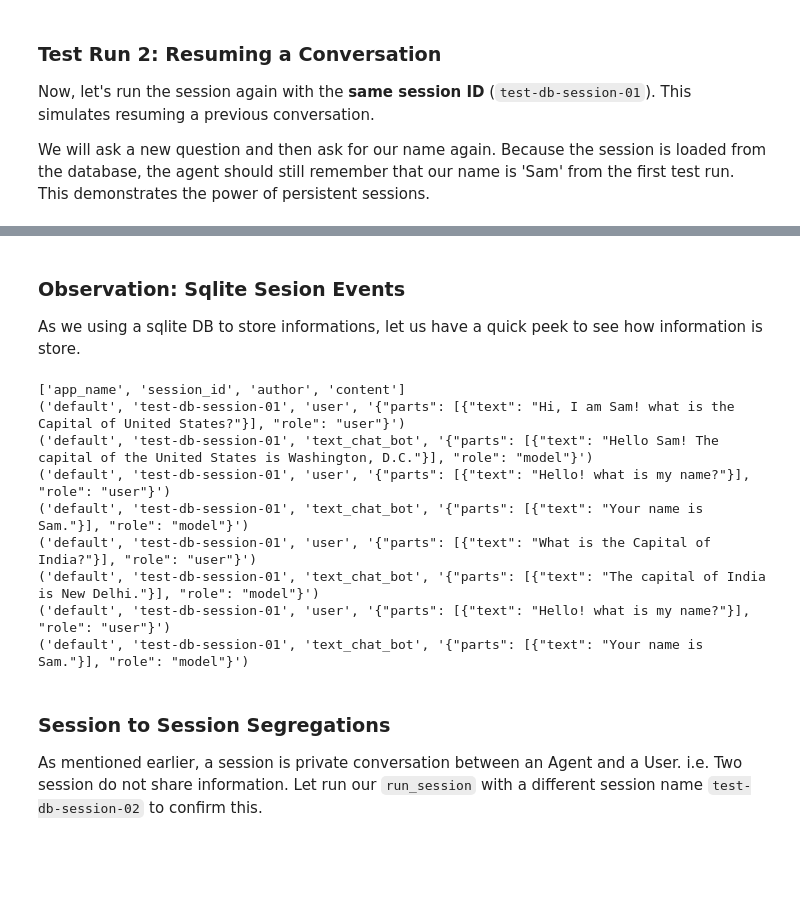
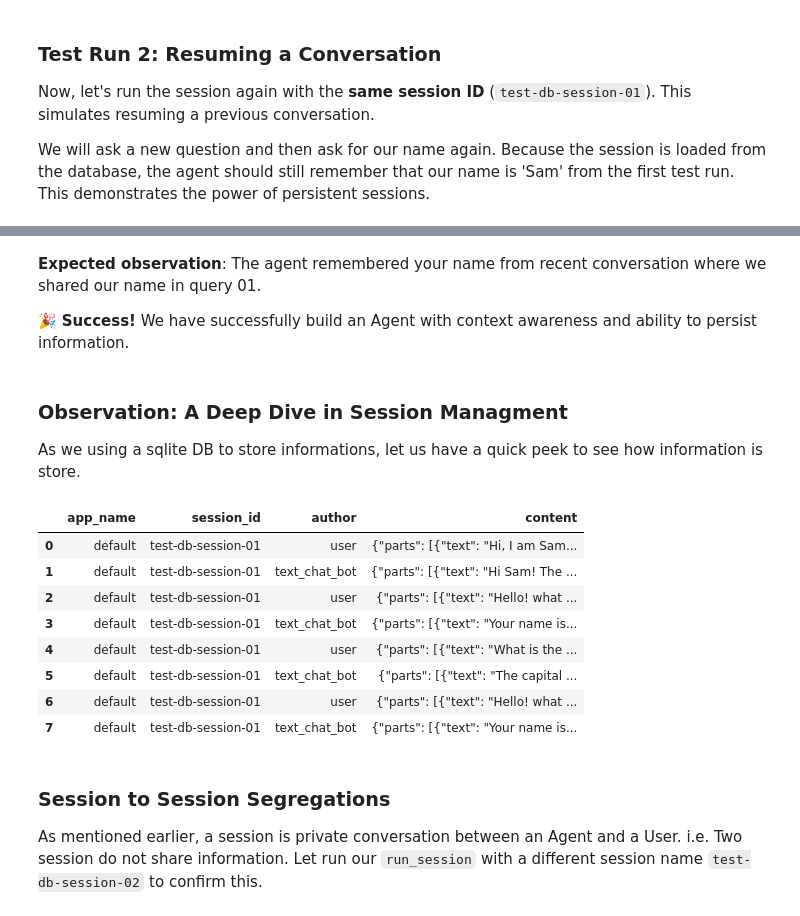
Before and after one commit to msampathkumar/google-adk-sam, a Jupyter notebook: Notebook.ipynb, the cells around one changed output, grey strips where cells are left out. Saved outputs shown, nothing was run; the diff lists cells and outputs as text; code cells hidden in the pictures; blank space fills up the shorter version.

```diff
--- a/Notebook.ipynb
+++ b/Notebook.ipynb
@@ -488,30 +492,41 @@ gemini-2.5-flash-lite >  Your name is Sam.
+# %% [markdown]
+**Expected observation**:  The agent remembered your name from recent conversation where we shared our name in query 01.
+
+🎉 **Success!** We have successfully build an Agent with context awareness and ability to persist information.
 # %% [markdown]
-### Observation: Sqlite Sesion Events
+### Observation: A Deep Dive in Session Managment
 
 As we using a sqlite DB to store informations, let us have a quick peek to see how information is store.
 # %%
+import pandas as pd
 import sqlite3
+
+pd.set_option("max_colwidth", None)
+pd.set_option("max_seq_items", None)
+
+
 
 def check_data_in_db():
     with sqlite3.connect("my_agent_data.db") as connection:
         cursor = connection.cursor()
         result = cursor.execute("select app_name, session_id, author, content from events")
-        print([_[0] for _ in result.description])
-        for each in result.fetchall():
-            print(each)
+        _column_names = [_[0] for _ in result.description]
+        _values = list(result.fetchall())
+        df = pd.DataFrame(_values, columns=_column_names)
+        return df
 
 
 check_data_in_db()
 # %% [output]
-['app_name', 'session_id', 'author', 'content']
-('default', 'test-db-session-01', 'user', '{"parts": [{"text": "Hi, I am Sam! what is the Capital of United States?"}], "role": "user"}')
-('default', 'test-db-session-01', 'text_chat_bot', '{"parts": [{"text": "Hello Sam! The capital of the United States is Washington, D.C."}], "role": "model"}')
-('default', 'test-db-session-01', 'user', '{"parts": [{"text": "Hello! what is my name?"}], "role": "user"}')
-('default', 'test-db-session-01', 'text_chat_bot', '{"parts": [{"text": "Your name is Sam."}], "role": "model"}')
-('default', 'test-db-session-01', 'user', '{"parts": [{"text": "What is the Capital of India?"}], "role": "user"}')
-('default', 'test-db-session-01', 'text_chat_bot', '{"parts": [{"text": "The capital of India is New Delhi."}], "role": "model"}')
-('default', 'test-db-session-01', 'user', '{"parts": [{"text": "Hello! what is my name?"}], "role": "user"}')
-('default', 'test-db-session-01', 'text_chat_bot', '{"parts": [{"text": "Your name is Sam."}], "role": "model"}')
+|  | app_name | session_id | author | content |
+| 0 | default | test-db-session-01 | user | {"parts": [{"text": "Hi, I am Sam... |
+| 1 | default | test-db-session-01 | text_chat_bot | {"parts": [{"text": "Hi Sam! The ... |
+| 2 | default | test-db-session-01 | user | {"parts": [{"text": "Hello! what ... |
+| 3 | default | test-db-session-01 | text_chat_bot | {"parts": [{"text": "Your name is... |
+| 4 | default | test-db-session-01 | user | {"parts": [{"text": "What is the ... |
+| 5 | default | test-db-session-01 | text_chat_bot | {"parts": [{"text": "The capital ... |
+| 6 | default | test-db-session-01 | user | {"parts": [{"text": "Hello! what ... |
+| 7 | default | test-db-session-01 | text_chat_bot | {"parts": [{"text": "Your name is... |
 # %% [markdown]
 ### Session to Session Segregations
 
```
Also changed, not shown: parts of 45 cells of this notebook, 6 other files.
